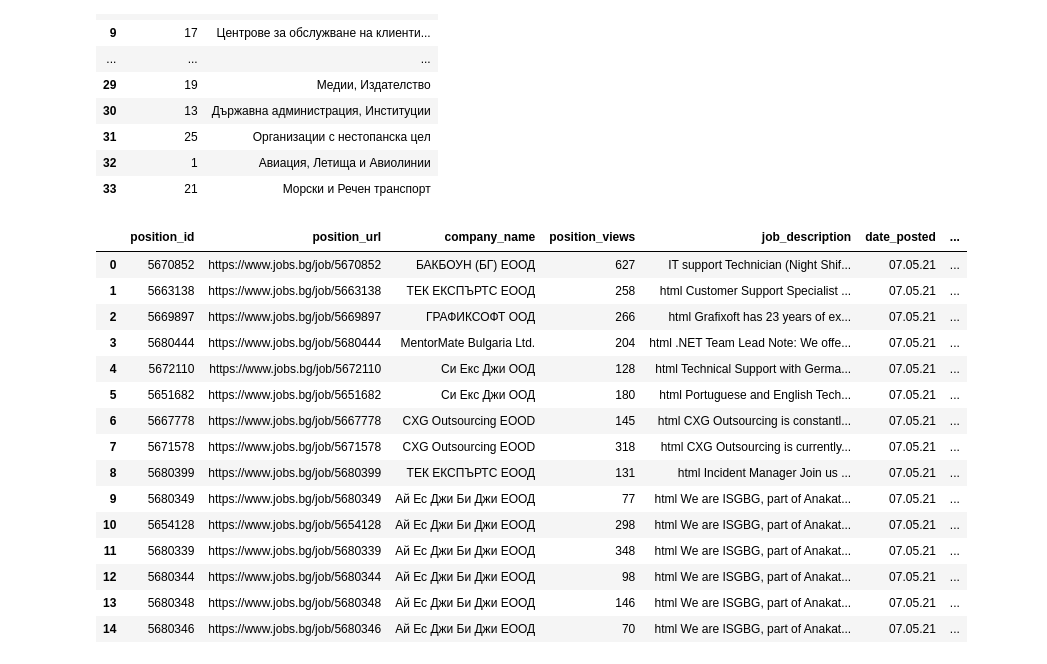
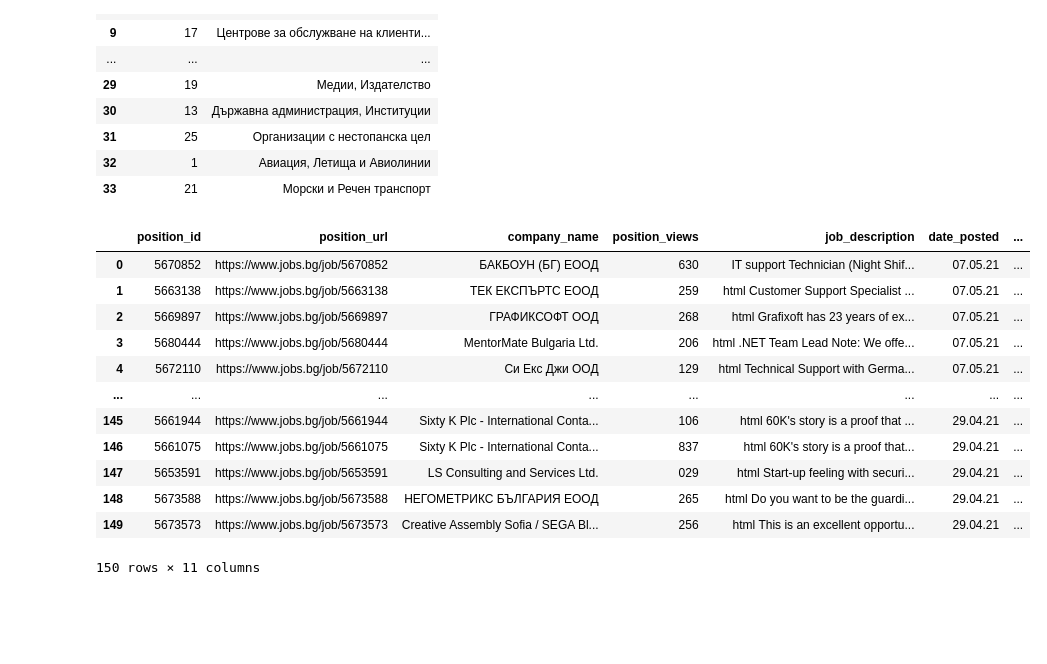
Before and after one commit to LyuboKushev/Employment-Data, a Jupyter notebook: Jobs_Scrapping_Colab_Version.ipynb, the cells around one changed output. Drawn from its saved outputs; the diff is of its cells as text; code cells hidden in the pictures; blank space fills up the shorter version.

```diff
--- a/Jobs_Scrapping_Colab_Version.ipynb
+++ b/Jobs_Scrapping_Colab_Version.ipynb
@@ -293,23 +281,20 @@ categories_info
 | 32 | 1 | Авиация, Летища и Авиолинии |
 | 33 | 21 | Морски и Речен транспорт |
 # %%
-df = extract_jobs(start_page=0, end_page=1, category_id=56)
+df = extract_jobs(start_page=0, end_page=10, category_id=56)
 df
 # %% [output]
 |  | position_id | position_url | company_name | position_views | job_description | date_posted | ... |
-| 0 | 5670852 | https://www.jobs.bg/job/5670852 | БАКБОУН (БГ) ЕООД | 627 | IT support Technician (Night Shif... | 07.05.21 | ... |
-| 1 | 5663138 | https://www.jobs.bg/job/5663138 | ТЕК ЕКСПЪРТС ЕООД | 258 | html Customer Support Specialist ... | 07.05.21 | ... |
-| 2 | 5669897 | https://www.jobs.bg/job/5669897 | ГРАФИКСОФТ ООД | 266 | html Grafixoft has 23 years of ex... | 07.05.21 | ... |
-| 3 | 5680444 | https://www.jobs.bg/job/5680444 | MentorMate Bulgaria Ltd. | 204 | html .NET Team Lead Note: We offe... | 07.05.21 | ... |
-| 4 | 5672110 | https://www.jobs.bg/job/5672110 | Си Екс Джи ООД | 128 | html Technical Support with Germa... | 07.05.21 | ... |
-| 5 | 5651682 | https://www.jobs.bg/job/5651682 | Си Екс Джи ООД | 180 | html Portuguese and English Tech... | 07.05.21 | ... |
-| 6 | 5667778 | https://www.jobs.bg/job/5667778 | CXG Outsourcing EOOD | 145 | html CXG Outsourcing is constantl... | 07.05.21 | ... |
-| 7 | 5671578 | https://www.jobs.bg/job/5671578 | CXG Outsourcing EOOD | 318 | html CXG Outsourcing is currently... | 07.05.21 | ... |
-| 8 | 5680399 | https://www.jobs.bg/job/5680399 | ТЕК ЕКСПЪРТС ЕООД | 131 | html Incident Manager Join us ... | 07.05.21 | ... |
-| 9 | 5680349 | https://www.jobs.bg/job/5680349 | Ай Ес Джи Би Джи ЕООД | 77 | html We are ISGBG, part of Anakat... | 07.05.21 | ... |
-| 10 | 5654128 | https://www.jobs.bg/job/5654128 | Ай Ес Джи Би Джи ЕООД | 298 | html We are ISGBG, part of Anakat... | 07.05.21 | ... |
-| 11 | 5680339 | https://www.jobs.bg/job/5680339 | Ай Ес Джи Би Джи ЕООД | 348 | html We are ISGBG, part of Anakat... | 07.05.21 | ... |
-| 12 | 5680344 | https://www.jobs.bg/job/5680344 | Ай Ес Джи Би Джи ЕООД | 98 | html We are ISGBG, part of Anakat... | 07.05.21 | ... |
-| 13 | 5680348 | https://www.jobs.bg/job/5680348 | Ай Ес Джи Би Джи ЕООД | 146 | html We are ISGBG, part of Anakat... | 07.05.21 | ... |
-| 14 | 5680346 | https://www.jobs.bg/job/5680346 | Ай Ес Джи Би Джи ЕООД | 70 | html We are ISGBG, part of Anakat... | 07.05.21 | ... |
+| 0 | 5670852 | https://www.jobs.bg/job/5670852 | БАКБОУН (БГ) ЕООД | 630 | IT support Technician (Night Shif... | 07.05.21 | ... |
+| 1 | 5663138 | https://www.jobs.bg/job/5663138 | ТЕК ЕКСПЪРТС ЕООД | 259 | html Customer Support Specialist ... | 07.05.21 | ... |
+| 2 | 5669897 | https://www.jobs.bg/job/5669897 | ГРАФИКСОФТ ООД | 268 | html Grafixoft has 23 years of ex... | 07.05.21 | ... |
+| 3 | 5680444 | https://www.jobs.bg/job/5680444 | MentorMate Bulgaria Ltd. | 206 | html .NET Team Lead Note: We offe... | 07.05.21 | ... |
+| 4 | 5672110 | https://www.jobs.bg/job/5672110 | Си Екс Джи ООД | 129 | html Technical Support with Germa... | 07.05.21 | ... |
+| ... | ... | ... | ... | ... | ... | ... | ... |
+| 145 | 5661944 | https://www.jobs.bg/job/5661944 | Sixty K Plc - International Conta... | 106 | html 60K's story is a proof that ... | 29.04.21 | ... |
+| 146 | 5661075 | https://www.jobs.bg/job/5661075 | Sixty K Plc - International Conta... | 837 | html 60K's story is a proof that... | 29.04.21 | ... |
+| 147 | 5653591 | https://www.jobs.bg/job/5653591 | LS Consulting and Services Ltd. | 029 | html Start-up feeling with securi... | 29.04.21 | ... |
+| 148 | 5673588 | https://www.jobs.bg/job/5673588 | НЕГОМЕТРИКС БЪЛГАРИЯ ЕООД | 265 | html Do you want to be the guardi... | 29.04.21 | ... |
+| 149 | 5673573 | https://www.jobs.bg/job/5673573 | Creative Assembly Sofia / SEGA Bl... | 256 | html This is an excellent opportu... | 29.04.21 | ... |
+150 rows × 11 columns
 # %%
```
Also changed, not shown: parts of 8 cells of this notebook.
